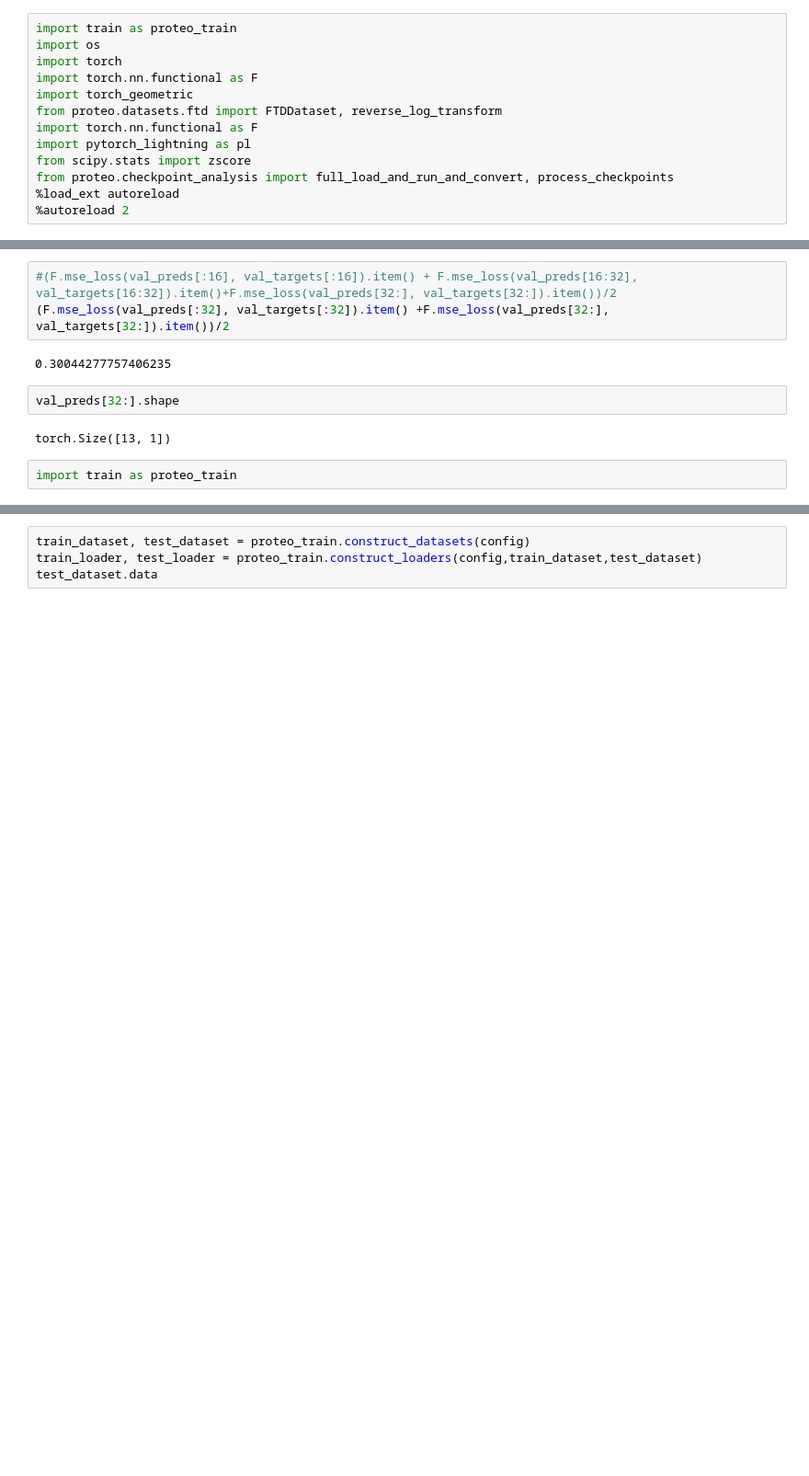
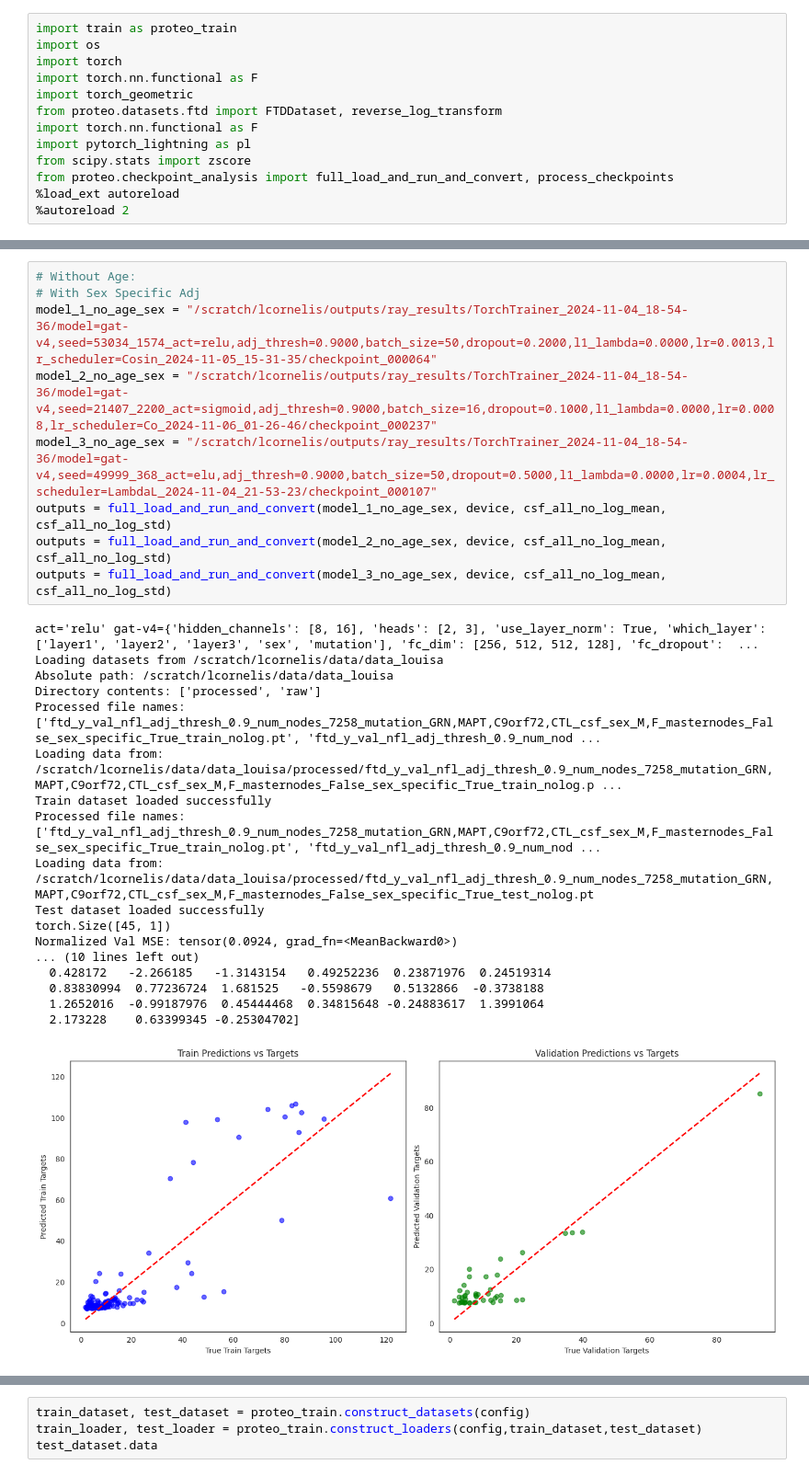
Before and after one commit to geometric-intelligence/proteo, a Jupyter notebook: proteo/checkpoint_analysis.ipynb, the cells around one changed output, grey strips where cells are left out. Shown: that part at 92% size. Cells and saved outputs as stored; diff of their text form; blank space fills up the shorter version.

```diff
--- a/proteo/checkpoint_analysis.ipynb
+++ b/proteo/checkpoint_analysis.ipynb
@@ -46,11 +83,28 @@ torch.Size([13, 1])
-# %%
-#(F.mse_loss(val_preds[:16], val_targets[:16]).item() + F.mse_loss(val_preds[16:32], val_targets[16:32]).item()+F.mse_loss(val_preds[32:], val_targets[32:]).item())/2
-(F.mse_loss(val_preds[:32], val_targets[:32]).item() +F.mse_loss(val_preds[32:], val_targets[32:]).item())/2
-# %% [output]
-0.30044277757406235
-# %%
-val_preds[32:].shape
-# %% [output]
-torch.Size([13, 1])
-# %%
-import train as proteo_train
+# %%
+# Without Age:
+# With Sex Specific Adj
+model_1_no_age_sex = "/scratch/lcornelis/outputs/ray_results/TorchTrainer_2024-11-04_18-54-36/model=gat-v4,seed=53034_1574_act=relu,adj_thresh=0.9000,batch_size=50,dropout=0.2000,l1_lambda=0.0000,lr=0.0013,lr_scheduler=Cosin_2024-11-05_15-31-35/checkpoint_000064"
+model_2_no_age_sex = "/scratch/lcornelis/outputs/ray_results/TorchTrainer_2024-11-04_18-54-36/model=gat-v4,seed=21407_2200_act=sigmoid,adj_thresh=0.9000,batch_size=16,dropout=0.1000,l1_lambda=0.0000,lr=0.0008,lr_scheduler=Co_2024-11-06_01-26-46/checkpoint_000237"
+model_3_no_age_sex = "/scratch/lcornelis/outputs/ray_results/TorchTrainer_2024-11-04_18-54-36/model=gat-v4,seed=49999_368_act=elu,adj_thresh=0.9000,batch_size=50,dropout=0.5000,l1_lambda=0.0000,lr=0.0004,lr_scheduler=LambdaL_2024-11-04_21-53-23/checkpoint_000107"
+outputs = full_load_and_run_and_convert(model_1_no_age_sex, device, csf_all_no_log_mean, csf_all_no_log_std)
+outputs = full_load_and_run_and_convert(model_2_no_age_sex, device, csf_all_no_log_mean, csf_all_no_log_std)
+outputs = full_load_and_run_and_convert(model_3_no_age_sex, device, csf_all_no_log_mean, csf_all_no_log_std)
+# %% [output]
+act='relu' gat-v4={'hidden_channels': [8, 16], 'heads': [2, 3], 'use_layer_norm': True, 'which_layer': ['layer1', 'layer2', 'layer3', 'sex', 'mutation'], 'fc_dim': [256, 512, 512, 128], 'fc_dropout':  ...
+Loading datasets from /scratch/lcornelis/data/data_louisa
+Absolute path: /scratch/lcornelis/data/data_louisa
+Directory contents: ['processed', 'raw']
+Processed file names: ['ftd_y_val_nfl_adj_thresh_0.9_num_nodes_7258_mutation_GRN,MAPT,C9orf72,CTL_csf_sex_M,F_masternodes_False_sex_specific_True_train_nolog.pt', 'ftd_y_val_nfl_adj_thresh_0.9_num_nod ...
+Loading data from: /scratch/lcornelis/data/data_louisa/processed/ftd_y_val_nfl_adj_thresh_0.9_num_nodes_7258_mutation_GRN,MAPT,C9orf72,CTL_csf_sex_M,F_masternodes_False_sex_specific_True_train_nolog.p ...
+Train dataset loaded successfully
+Processed file names: ['ftd_y_val_nfl_adj_thresh_0.9_num_nodes_7258_mutation_GRN,MAPT,C9orf72,CTL_csf_sex_M,F_masternodes_False_sex_specific_True_train_nolog.pt', 'ftd_y_val_nfl_adj_thresh_0.9_num_nod ...
+Loading data from: /scratch/lcornelis/data/data_louisa/processed/ftd_y_val_nfl_adj_thresh_0.9_num_nodes_7258_mutation_GRN,MAPT,C9orf72,CTL_csf_sex_M,F_masternodes_False_sex_specific_True_test_nolog.pt
+Test dataset loaded successfully
+torch.Size([45, 1])
+Normalized Val MSE: tensor(0.0924, grad_fn=<MeanBackward0>)
+... (10 lines left out)
+  0.428172   -2.266185   -1.3143154   0.49252236  0.23871976  0.24519314
+  0.83830994  0.77236724  1.681525   -0.5598679   0.5132866  -0.3738188
+  1.2652016  -0.99187976  0.45444468  0.34815648 -0.24883617  1.3991064
+  2.173228    0.63399345 -0.25304702]
+[figure, added]
```
Also changed, not shown: parts of 4 cells of this notebook, 8 other files.
